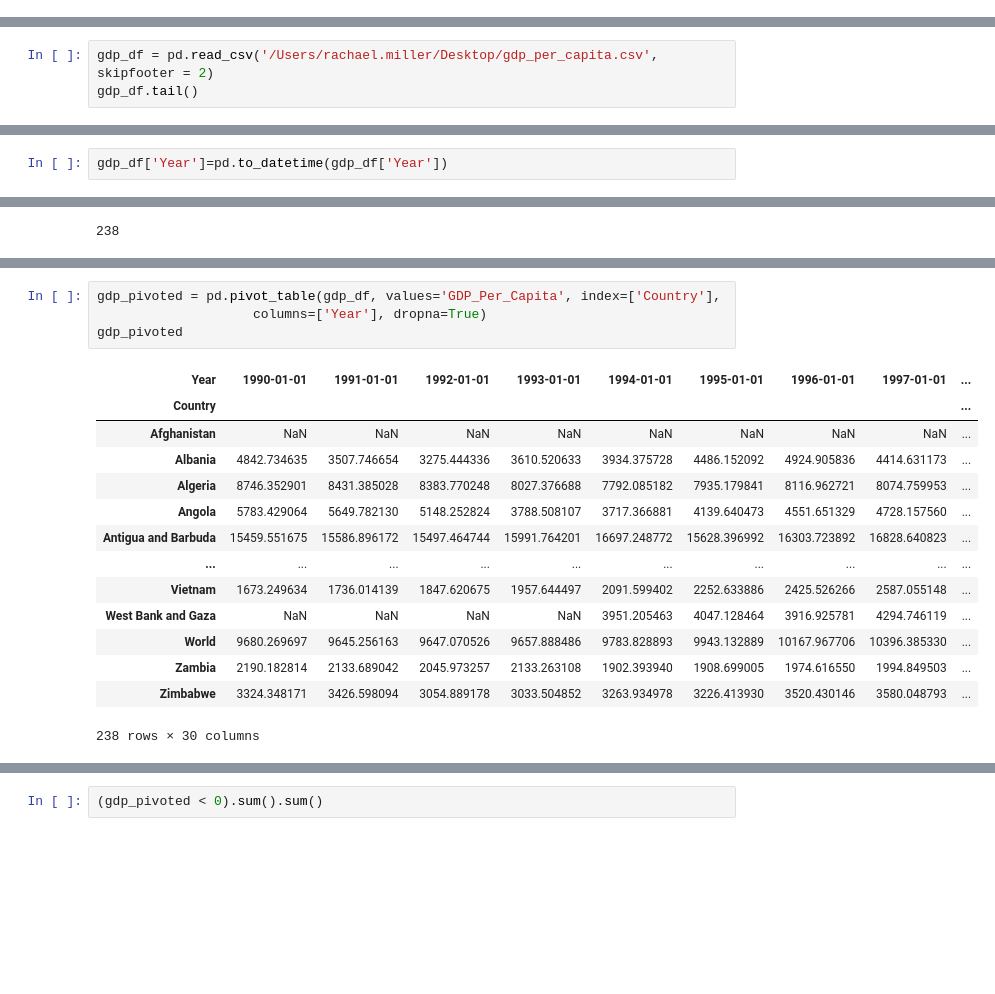
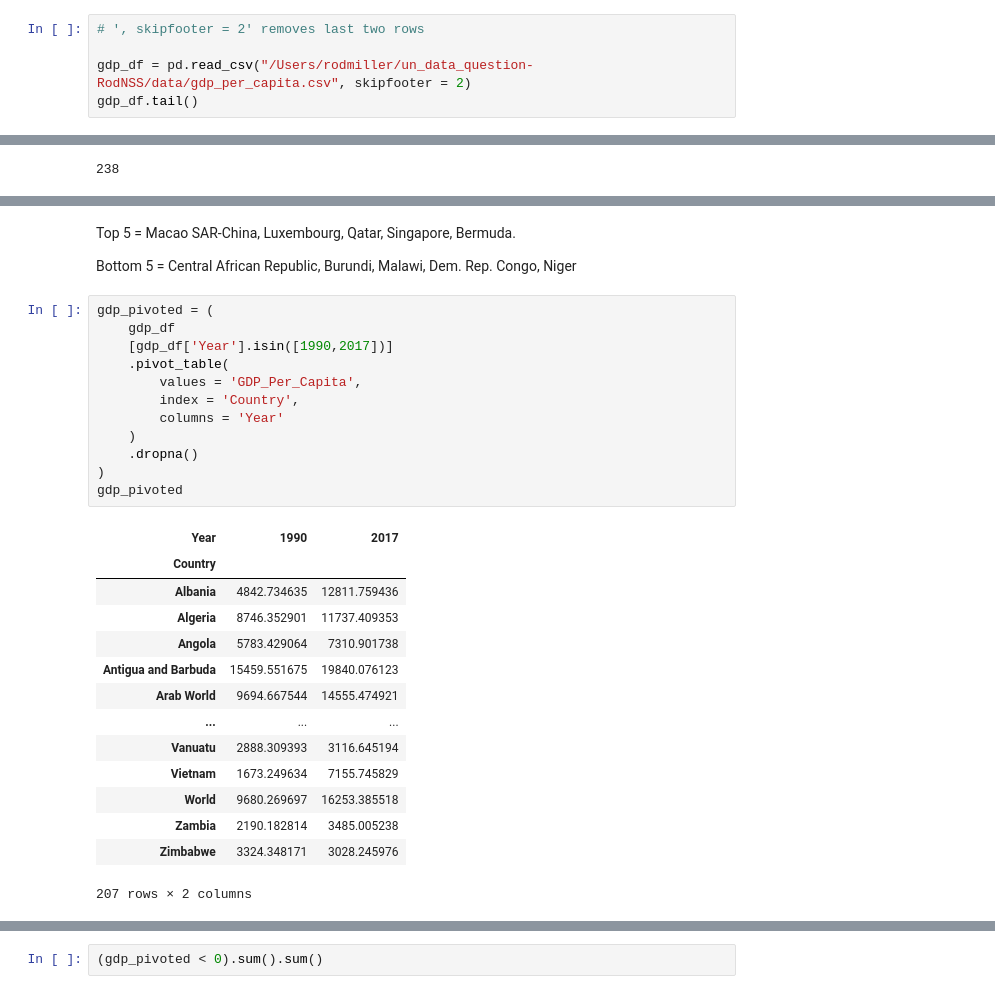
Before and after one commit to nss-data-science-cohort-6/un_data_question-RodNSS, a Jupyter notebook: notebooks/UN_Data_Exploration.ipynb, the cells around one changed output, grey strips where cells are left out. Drawn from its saved outputs; the diff is of its cells as text; blank space fills up the shorter version.

```diff
--- a/notebooks/UN_Data_Exploration.ipynb
+++ b/notebooks/UN_Data_Exploration.ipynb
@@ -28,3 +27,8 @@ gdp_df.tail(5)
 | 6867 | Zimbabwe | 1990 | 3324.348171 | NaN |
 | 6868 | footnoteSeqID | Footnote | NaN | NaN |
 | 6869 | 2 | Excludes South Sudan after July 9... | NaN | NaN |
+# %%
+# ', skipfooter = 2' removes last two rows
+
+gdp_df = pd.read_csv("/Users/rodmiller/un_data_question-RodNSS/data/gdp_per_capita.csv", skipfooter = 2)
+gdp_df.tail()
@@ -57,3 +56,0 @@ gdp_df.shape
-# %%
-gdp_df = pd.read_csv('/Users/rachael.miller/Desktop/gdp_per_capita.csv', skipfooter = 2)
-gdp_df.tail()
@@ -104,2 +106,0 @@ memory usage: 161.1+ KB
-# %%
-gdp_df['Year']=pd.to_datetime(gdp_df['Year'])
@@ -198,20 +177,32 @@ gdp_2014.sort_values('GDP_Per_Capita')
 238 rows × 3 columns
+# %% [markdown]
+Top 5 = Macao SAR-China, Luxembourg, Qatar, Singapore, Bermuda.
+
+Bottom 5 = Central African Republic, Burundi, Malawi, Dem. Rep. Congo, Niger
 # %%
-gdp_pivoted = pd.pivot_table(gdp_df, values='GDP_Per_Capita', index=['Country'],
-                    columns=['Year'], dropna=True)
+gdp_pivoted = (
+    gdp_df
+    [gdp_df['Year'].isin([1990,2017])]
+    .pivot_table(
+        values = 'GDP_Per_Capita',
+        index = 'Country',
+        columns = 'Year'
+    )
+    .dropna()
+)
 gdp_pivoted
 # %% [output]
-| Year | 1990-01-01 | 1991-01-01 | 1992-01-01 | 1993-01-01 | 1994-01-01 | 1995-01-01 | 1996-01-01 | 1997-01-01 | ... |
-| Country |  |  |  |  |  |  |  |  | ... |
-| Afghanistan | NaN | NaN | NaN | NaN | NaN | NaN | NaN | NaN | ... |
-| Albania | 4842.734635 | 3507.746654 | 3275.444336 | 3610.520633 | 3934.375728 | 4486.152092 | 4924.905836 | 4414.631173 | ... |
-| Algeria | 8746.352901 | 8431.385028 | 8383.770248 | 8027.376688 | 7792.085182 | 7935.179841 | 8116.962721 | 8074.759953 | ... |
-| Angola | 5783.429064 | 5649.782130 | 5148.252824 | 3788.508107 | 3717.366881 | 4139.640473 | 4551.651329 | 4728.157560 | ... |
-| Antigua and Barbuda | 15459.551675 | 15586.896172 | 15497.464744 | 15991.764201 | 16697.248772 | 15628.396992 | 16303.723892 | 16828.640823 | ... |
-| ... | ... | ... | ... | ... | ... | ... | ... | ... | ... |
-| Vietnam | 1673.249634 | 1736.014139 | 1847.620675 | 1957.644497 | 2091.599402 | 2252.633886 | 2425.526266 | 2587.055148 | ... |
-| West Bank and Gaza | NaN | NaN | NaN | NaN | 3951.205463 | 4047.128464 | 3916.925781 | 4294.746119 | ... |
-| World | 9680.269697 | 9645.256163 | 9647.070526 | 9657.888486 | 9783.828893 | 9943.132889 | 10167.967706 | 10396.385330 | ... |
-| Zambia | 2190.182814 | 2133.689042 | 2045.973257 | 2133.263108 | 1902.393940 | 1908.699005 | 1974.616550 | 1994.849503 | ... |
-| Zimbabwe | 3324.348171 | 3426.598094 | 3054.889178 | 3033.504852 | 3263.934978 | 3226.413930 | 3520.430146 | 3580.048793 | ... |
+| Year | 1990 | 2017 |
+| Country |  |  |
+| Albania | 4842.734635 | 12811.759436 |
+| Algeria | 8746.352901 | 11737.409353 |
+| Angola | 5783.429064 | 7310.901738 |
+| Antigua and Barbuda | 15459.551675 | 19840.076123 |
+| Arab World | 9694.667544 | 14555.474921 |
+| ... | ... | ... |
+| Vanuatu | 2888.309393 | 3116.645194 |
+| Vietnam | 1673.249634 | 7155.745829 |
+| World | 9680.269697 | 16253.385518 |
+| Zambia | 2190.182814 | 3485.005238 |
+| Zimbabwe | 3324.348171 | 3028.245976 |
-238 rows × 30 columns
+207 rows × 2 columns
```
Also changed, not shown: parts of 91 cells of this notebook.
